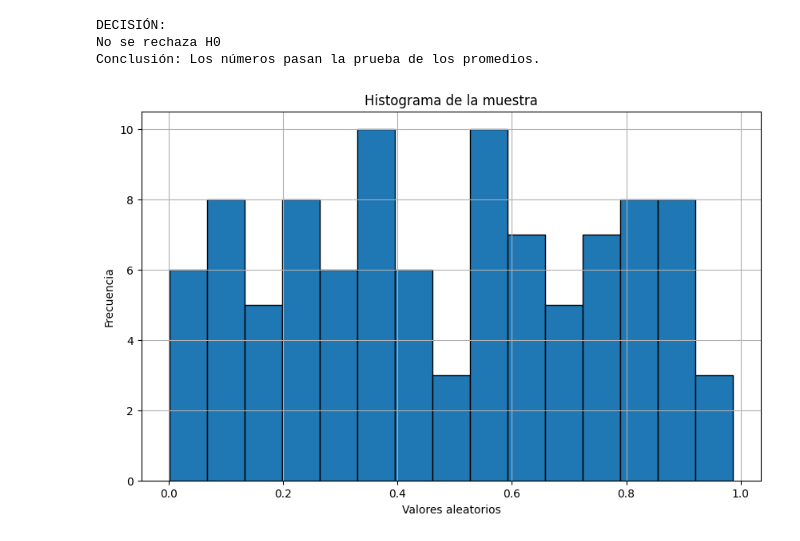
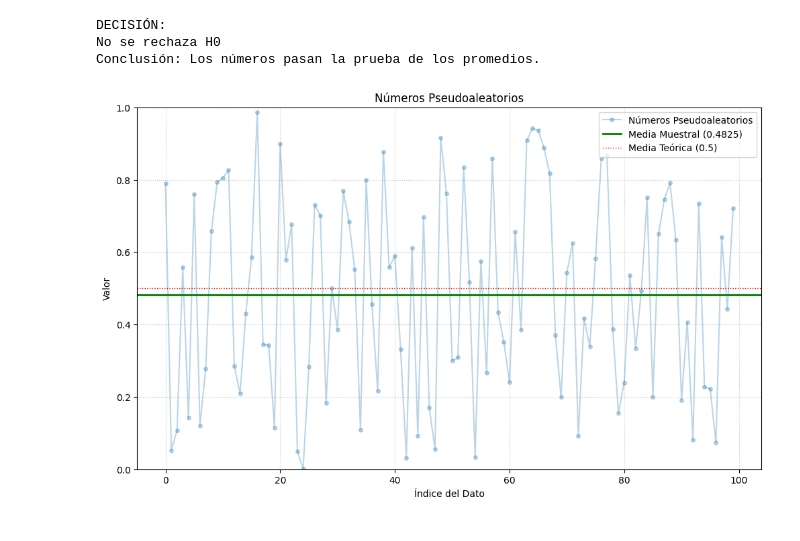
Before and after one commit to Perlangas28/Simulacion_1, a Jupyter notebook: Prueba_Promedios.ipynb, the cells around one changed output. Cells and saved outputs as stored; diff of their text form; code cells hidden in the pictures.

```diff
--- a/Prueba_Promedios.ipynb
+++ b/Prueba_Promedios.ipynb
@@ -100,15 +100,26 @@ else:
 DECISIÓN:
 No se rechaza H0
 Conclusión: Los números pasan la prueba de los promedios.
-# %%
-import matplotlib.pyplot as plt
-
-plt.figure(figsize=(10, 6))
-plt.hist(datos, bins=15, edgecolor='black')
-plt.title("Histograma de la muestra")
-plt.xlabel("Valores aleatorios")
-plt.ylabel("Frecuencia")
-plt.grid(True)
-plt.show()
-# %% [output]
-[figure, removed]
+# %%
+import matplotlib.pyplot as plt
+import numpy as np
+
+std_error_mean = desviacion / np.sqrt(N)
+
+lower_bound_ci = media_muestral - Z_critico * std_error_mean
+upper_bound_ci = media_muestral + Z_critico * std_error_mean
+
+plt.figure(figsize=(12, 7))
+plt.plot(range(N), datos, alpha=0.3, label='Números Pseudoaleatorios', marker='o', linestyle='-', markersize=4)
+plt.axhline(y=media_muestral, color='green', linestyle='-', linewidth=2, label=f'Media Muestral ({media_muestral:.4f})')
+plt.axhline(y=0.5, color='red', linestyle=':', linewidth=1, label='Media Teórica (0.5)')
+
+plt.title('Números Pseudoaleatorios')
+plt.xlabel('Índice del Dato')
+plt.ylabel('Valor')
+plt.ylim(0, 1)
+plt.grid(True, linestyle=':', alpha=0.7)
+plt.legend()
+plt.show()
+# %% [output]
+[figure, added]
```
